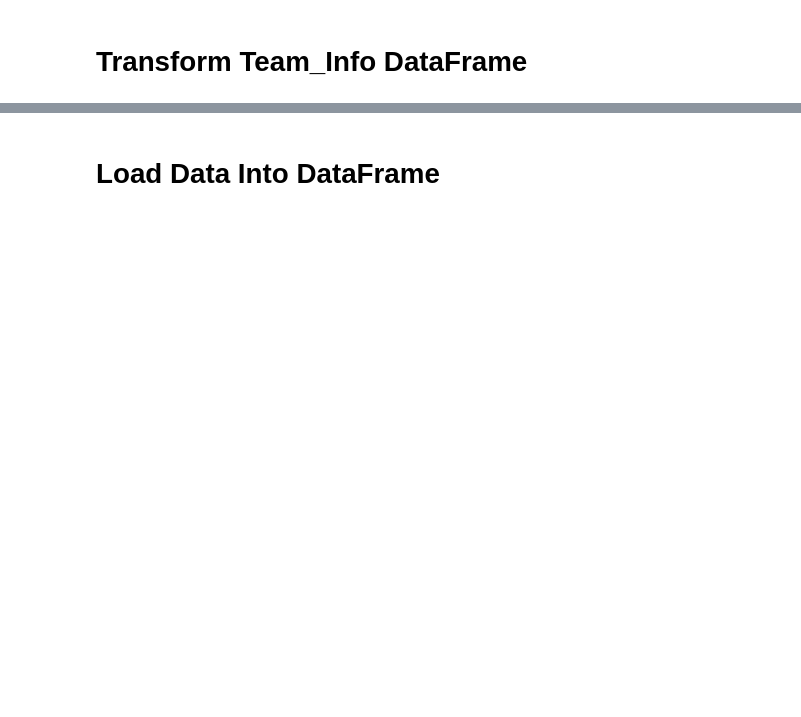
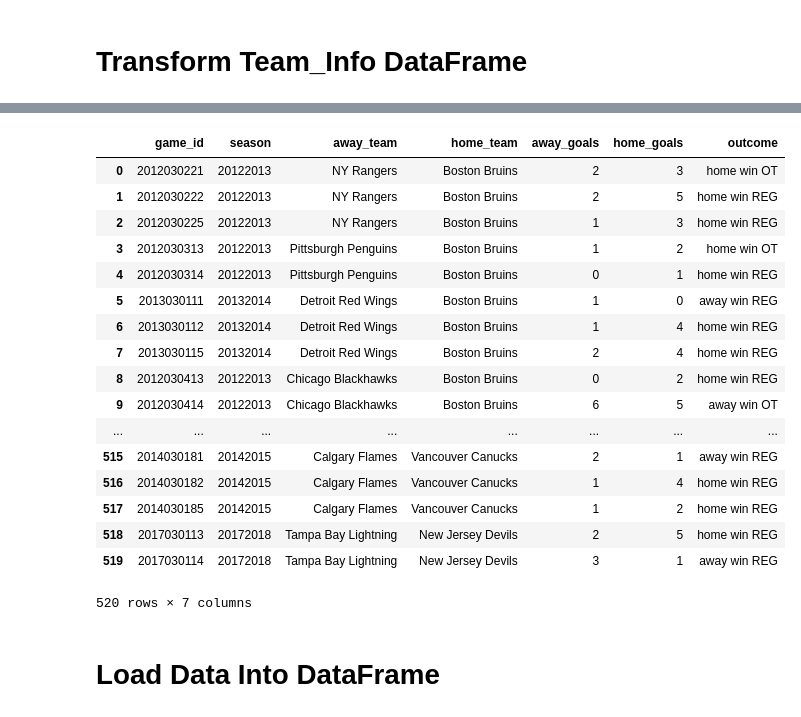
Before and after one commit to Mpalmese/ETL-project, a Jupyter notebook: ETL.ipynb, the cells around one changed output, grey strips where cells are left out. Drawn from its saved outputs; the diff is of its cells as text; code cells hidden in the pictures; blank space fills up the shorter version.

```diff
--- a/ETL.ipynb
+++ b/ETL.ipynb
@@ -38,3 +180,26 @@ team_info_df.head()
+# %%
+neworder = ['game_id','season', 'away_team','home_team','away_goals','home_goals','outcome']
+playoff_data = game_df.reindex(columns=neworder)
+playoff_data
+# %% [output]
+|  | game_id | season | away_team | home_team | away_goals | home_goals | outcome |
+| 0 | 2012030221 | 20122013 | NY Rangers | Boston Bruins | 2 | 3 | home win OT |
+| 1 | 2012030222 | 20122013 | NY Rangers | Boston Bruins | 2 | 5 | home win REG |
+| 2 | 2012030225 | 20122013 | NY Rangers | Boston Bruins | 1 | 3 | home win REG |
+| 3 | 2012030313 | 20122013 | Pittsburgh Penguins | Boston Bruins | 1 | 2 | home win OT |
+| 4 | 2012030314 | 20122013 | Pittsburgh Penguins | Boston Bruins | 0 | 1 | home win REG |
+| 5 | 2013030111 | 20132014 | Detroit Red Wings | Boston Bruins | 1 | 0 | away win REG |
+| 6 | 2013030112 | 20132014 | Detroit Red Wings | Boston Bruins | 1 | 4 | home win REG |
+| 7 | 2013030115 | 20132014 | Detroit Red Wings | Boston Bruins | 2 | 4 | home win REG |
+| 8 | 2012030413 | 20122013 | Chicago Blackhawks | Boston Bruins | 0 | 2 | home win REG |
+| 9 | 2012030414 | 20122013 | Chicago Blackhawks | Boston Bruins | 6 | 5 | away win OT |
+| ... | ... | ... | ... | ... | ... | ... | ... |
+| 515 | 2014030181 | 20142015 | Calgary Flames | Vancouver Canucks | 2 | 1 | away win REG |
+| 516 | 2014030182 | 20142015 | Calgary Flames | Vancouver Canucks | 1 | 4 | home win REG |
+| 517 | 2014030185 | 20142015 | Calgary Flames | Vancouver Canucks | 1 | 2 | home win REG |
+| 518 | 2017030113 | 20172018 | Tampa Bay Lightning | New Jersey Devils | 2 | 5 | home win REG |
+| 519 | 2017030114 | 20172018 | Tampa Bay Lightning | New Jersey Devils | 3 | 1 | away win REG |
+520 rows × 7 columns
 # %% [markdown]
 # Load Data Into DataFrame
 # %%
```
Also changed, not shown: parts of 13 cells of this notebook, 1 other file.
